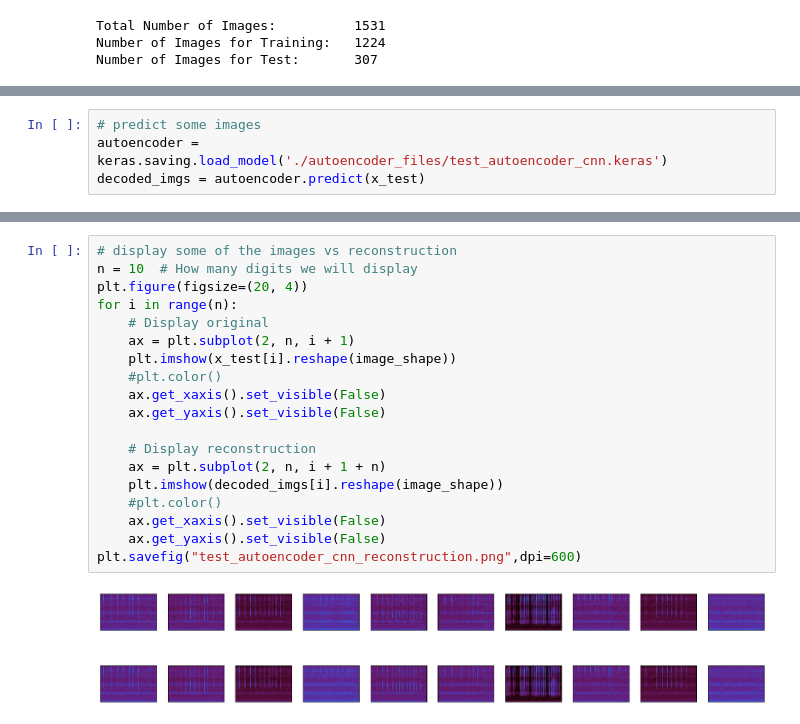
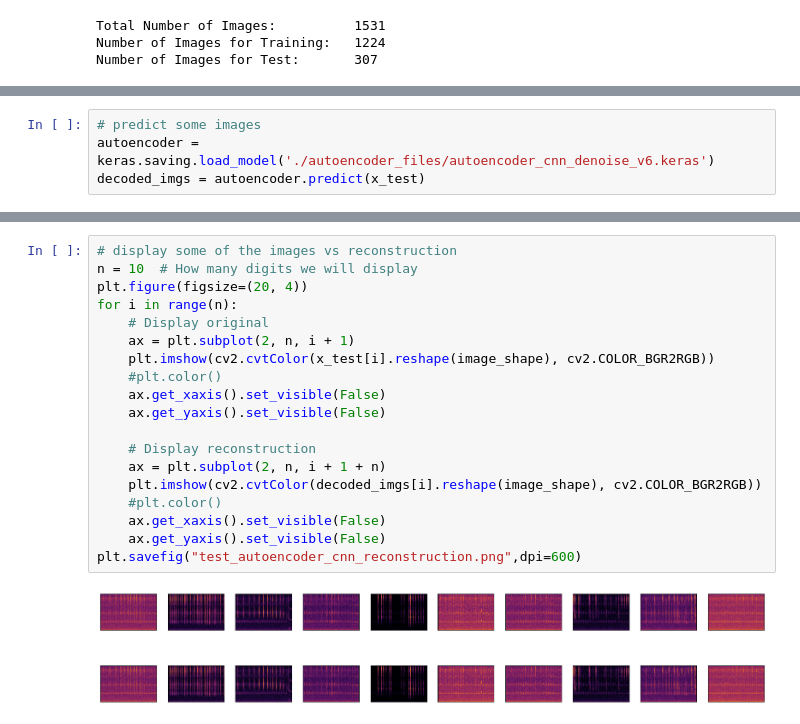
Before and after one commit to amarcelq/ml_project, a Jupyter notebook: test_autoencoder.ipynb, the cells around one changed output, grey strips where cells are left out. Drawn from its saved outputs; the diff is of its cells as text.

Commit message:
added denoise through blur test files, and correct image color

```diff
--- a/test_autoencoder.ipynb
+++ b/test_autoencoder.ipynb
@@ -88,5 +89,5 @@ Non-trainable params: 0 (0.00 Byte)
 _________________________________________________________________
 # %%
 # predict some images
-autoencoder = keras.saving.load_model('./autoencoder_files/test_autoencoder_cnn.keras')
+autoencoder = keras.saving.load_model('./autoencoder_files/autoencoder_cnn_denoise_v6.keras')
 decoded_imgs = autoencoder.predict(x_test)
@@ -93,21 +102,21 @@ decoded_imgs = autoencoder.predict(x_test)
 # %%
 # display some of the images vs reconstruction
 n = 10  # How many digits we will display
 plt.figure(figsize=(20, 4))
 for i in range(n):
     # Display original
     ax = plt.subplot(2, n, i + 1)
-    plt.imshow(x_test[i].reshape(image_shape))
+    plt.imshow(cv2.cvtColor(x_test[i].reshape(image_shape), cv2.COLOR_BGR2RGB))
     #plt.color()
     ax.get_xaxis().set_visible(False)
     ax.get_yaxis().set_visible(False)
 
     # Display reconstruction
     ax = plt.subplot(2, n, i + 1 + n)
-    plt.imshow(decoded_imgs[i].reshape(image_shape))
+    plt.imshow(cv2.cvtColor(decoded_imgs[i].reshape(image_shape), cv2.COLOR_BGR2RGB))
     #plt.color()
     ax.get_xaxis().set_visible(False)
     ax.get_yaxis().set_visible(False)
 plt.savefig("test_autoencoder_cnn_reconstruction.png",dpi=600)
 # %% [output]
-[figure, old version]
+[figure, new version]
```
Also changed, not shown: parts of 3 cells of this notebook, 1 other file.
